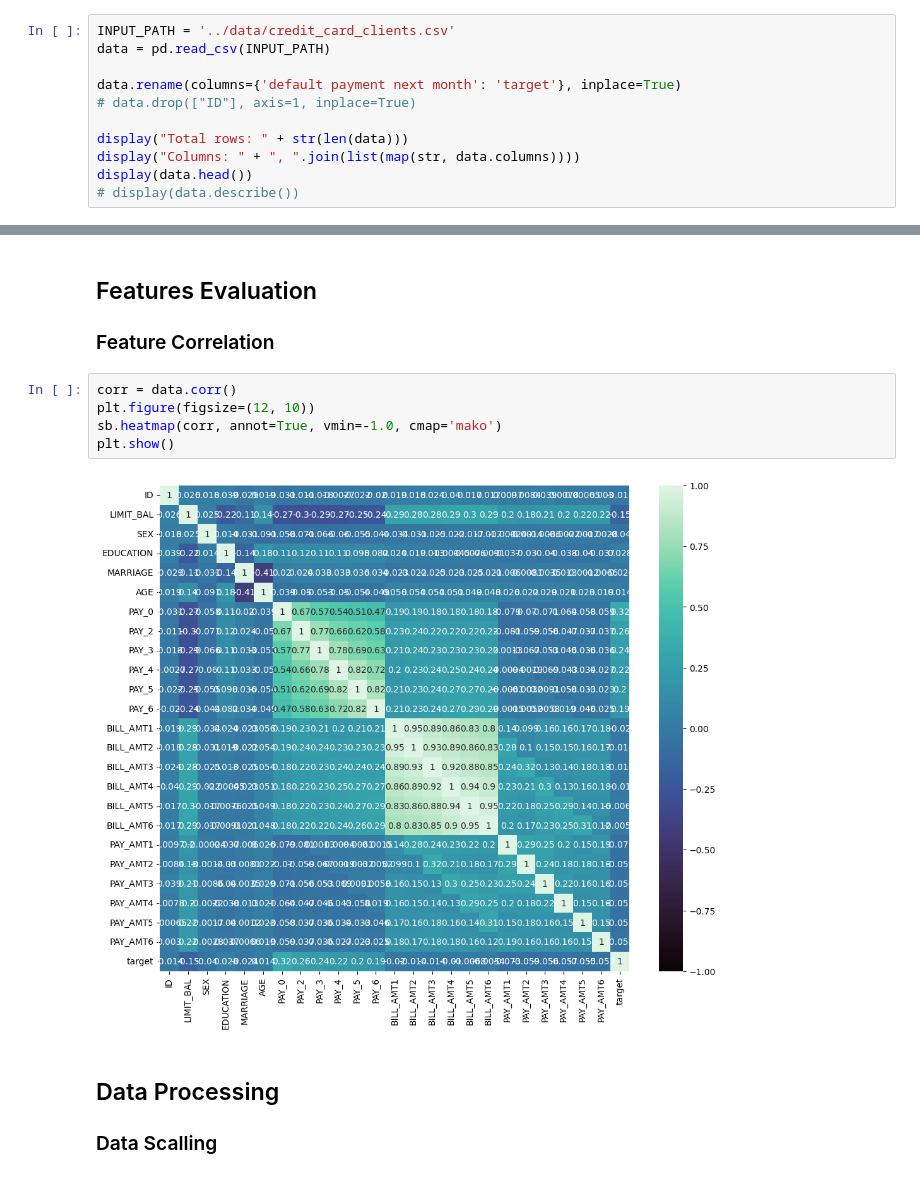
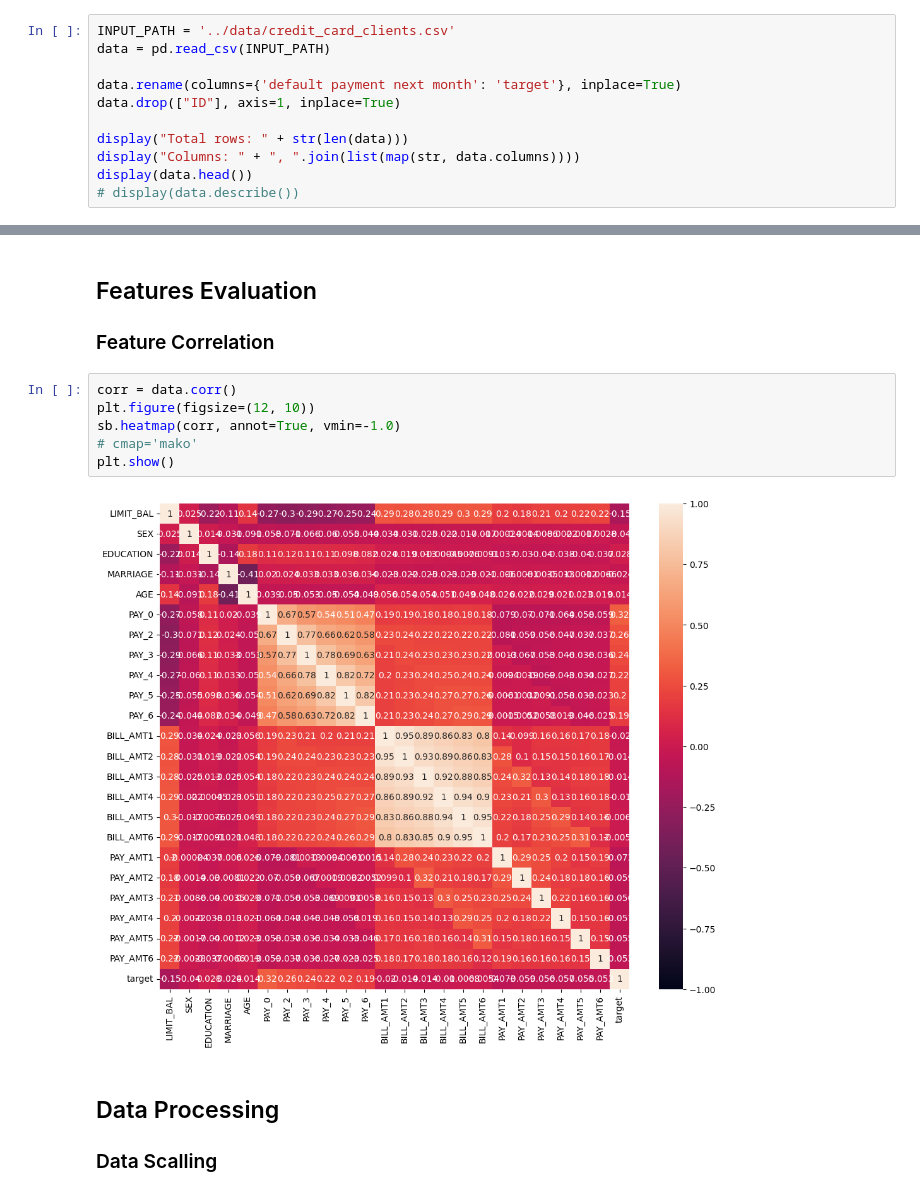
Before and after one commit to JoaoESmoreira/RP-Project, a Jupyter notebook: src/main.ipynb, the cells around one changed output, grey strips where cells are left out. Cells and saved outputs as stored; diff of their text form.

```diff
--- a/src/main.ipynb
+++ b/src/main.ipynb
@@ -42,7 +46,7 @@ INPUT_PATH = '../data/credit_card_clients.csv'
 data = pd.read_csv(INPUT_PATH)
 
 data.rename(columns={'default payment next month': 'target'}, inplace=True)
-# data.drop(["ID"], axis=1, inplace=True)
+data.drop(["ID"], axis=1, inplace=True)
 
 display("Total rows: " + str(len(data)))
 display("Columns: " + ", ".join(list(map(str, data.columns))))
@@ -150,10 +155,11 @@ In order to do a good classification this should be taken in count. The balancin
 # %%
 corr = data.corr()
 plt.figure(figsize=(12, 10))
-sb.heatmap(corr, annot=True, vmin=-1.0, cmap='mako')
+sb.heatmap(corr, annot=True, vmin=-1.0)
+# cmap='mako'
 plt.show()
 # %% [output]
-[figure, old version]
+[figure, new version]
 # %% [markdown]
 ## Data Processing
 ### Data Scalling
```
Also changed, not shown: parts of 31 cells of this notebook, 2 other files.
